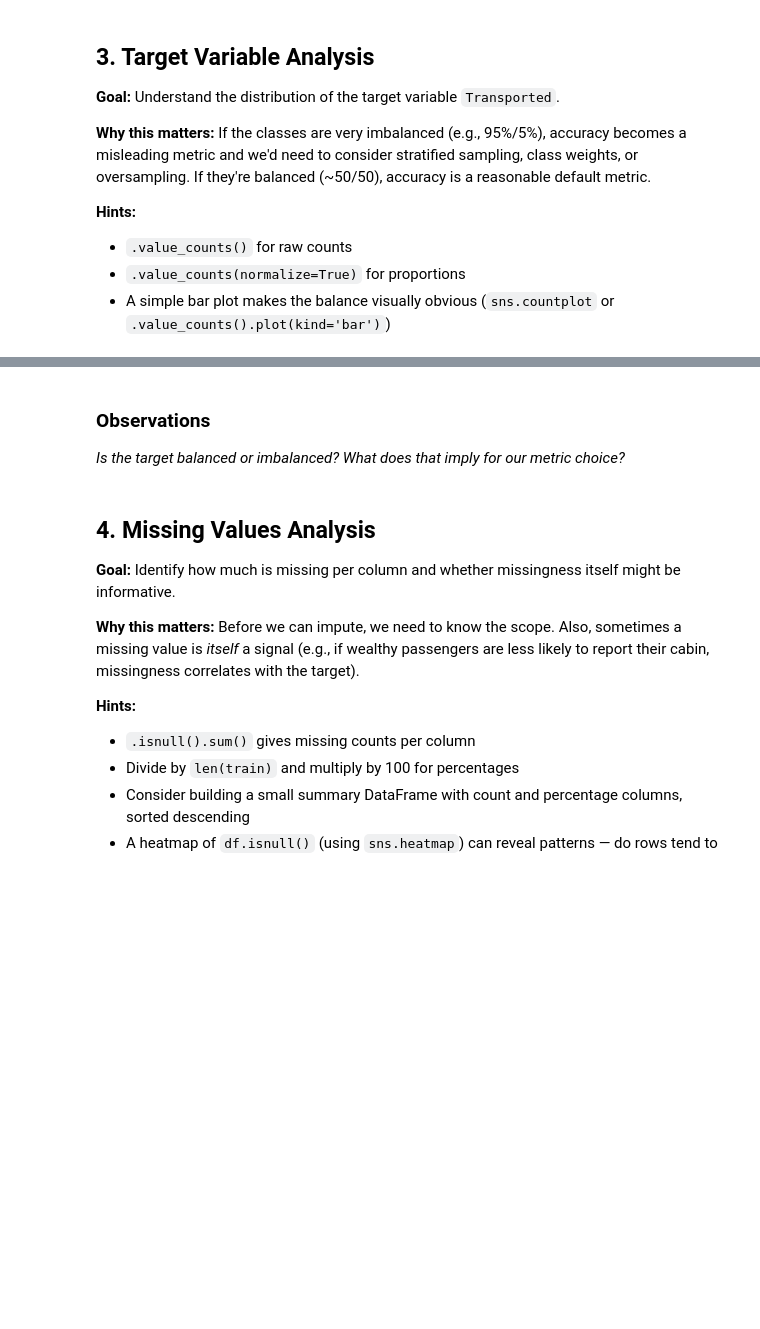
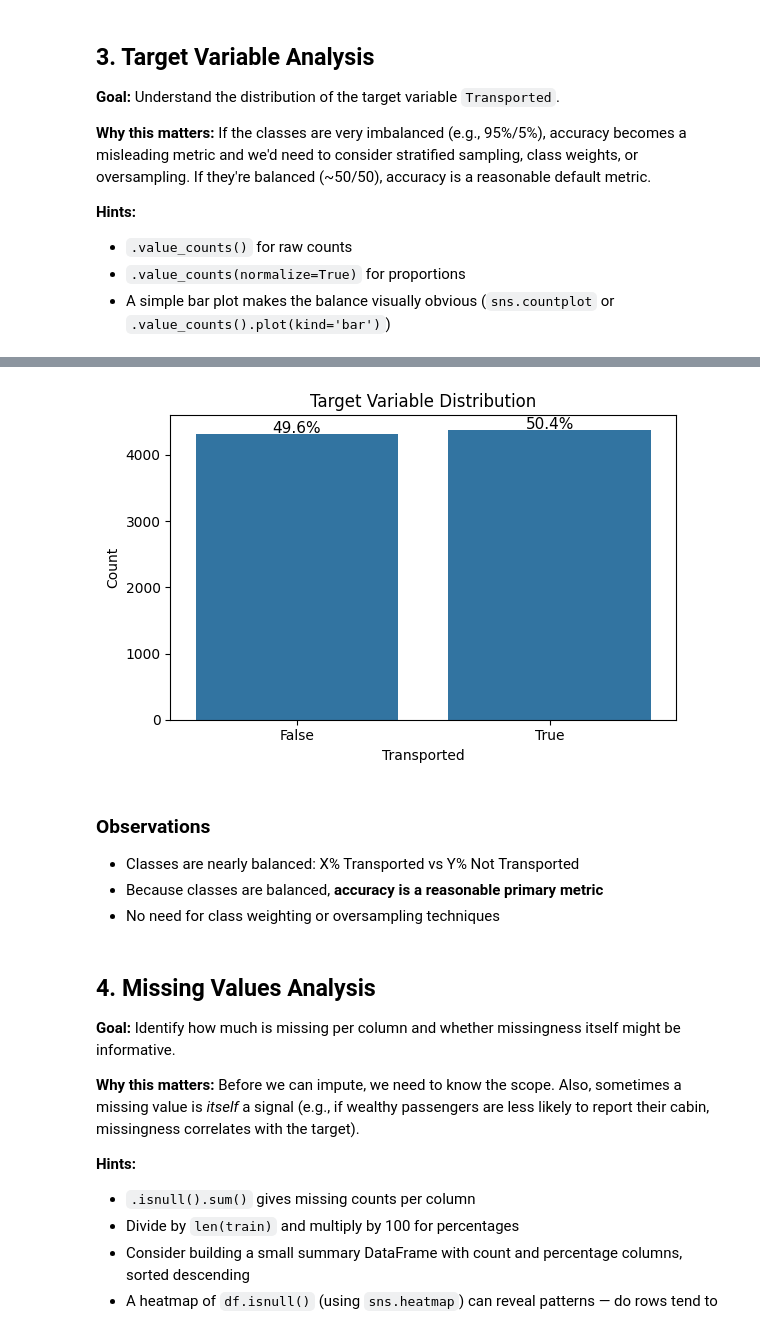
Before and after one commit to MariosGIT3526/Spaceship_Titanic_MP, a Jupyter notebook: Spaceship_Titanic_MP/notebooks/01_eda.ipynb, the cells around one changed output, grey strips where cells are left out. Cells and saved outputs as stored; diff of their text form; code cells hidden in the pictures; blank space fills up the shorter version.

```diff
--- a/Spaceship_Titanic_MP/notebooks/01_eda.ipynb
+++ b/Spaceship_Titanic_MP/notebooks/01_eda.ipynb
@@ -37,0 +44,3 @@ This is a **binary classification** problem with the target variable `Transporte
+# %%
+train = pd.read_csv('../data/raw/train.csv')
+test = pd.read_csv('../data/raw/test.csv')
@@ -38,3 +57,5 @@ This is a **binary classification** problem with the target variable `Transporte
+# %%
+target = "Transported"
 # %% [markdown]
 ## 2. Initial Data Inspection
 
@@ -69,7 +221,29 @@ This is a **binary classification** problem with the target variable `Transporte
+# %%
+fig, ax = plt.subplots(figsize=(6, 4))
+
+sns.countplot(x=target, data=train, ax=ax)
+
+ax.set_title('Target Variable Distribution')
+ax.set_xlabel('Transported')
+ax.set_ylabel('Count')
+
+# Add percentage labels on top of each bar
+total = len(train)
+for p in ax.patches:
+    percentage = f'{100 * p.get_height() / total:.1f}%'
+    ax.annotate(percentage, (p.get_x() + p.get_width() / 2, p.get_height() + 20),
+                ha='center', fontsize=11)
+
+plt.tight_layout()
+plt.show()
+# %% [output]
+[figure, added]
 # %% [markdown]
 ### Observations
 
-*Is the target balanced or imbalanced? What does that imply for our metric choice?*
+- Classes are nearly balanced: X% Transported vs Y% Not Transported
+- Because classes are balanced, **accuracy is a reasonable primary metric**
+- No need for class weighting or oversampling techniques
 # %% [markdown]
 ## 4. Missing Values Analysis
 
```
Also changed, not shown: parts of 64 cells of this notebook.
